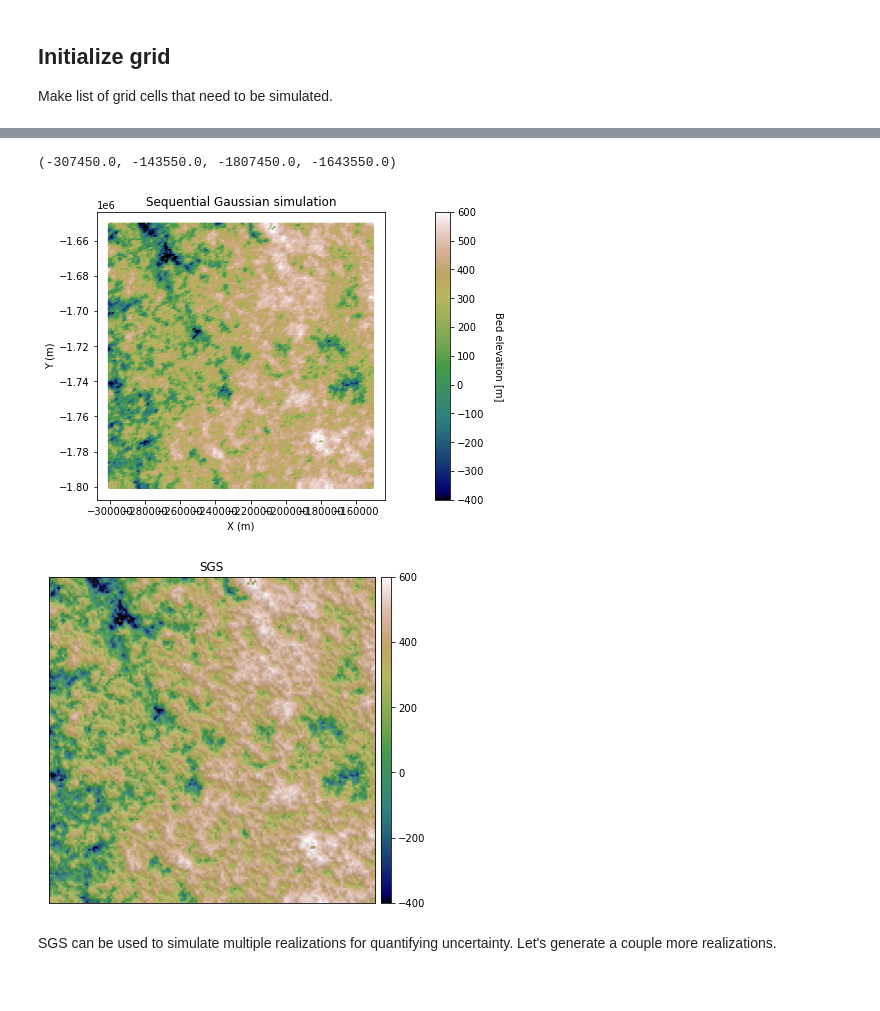
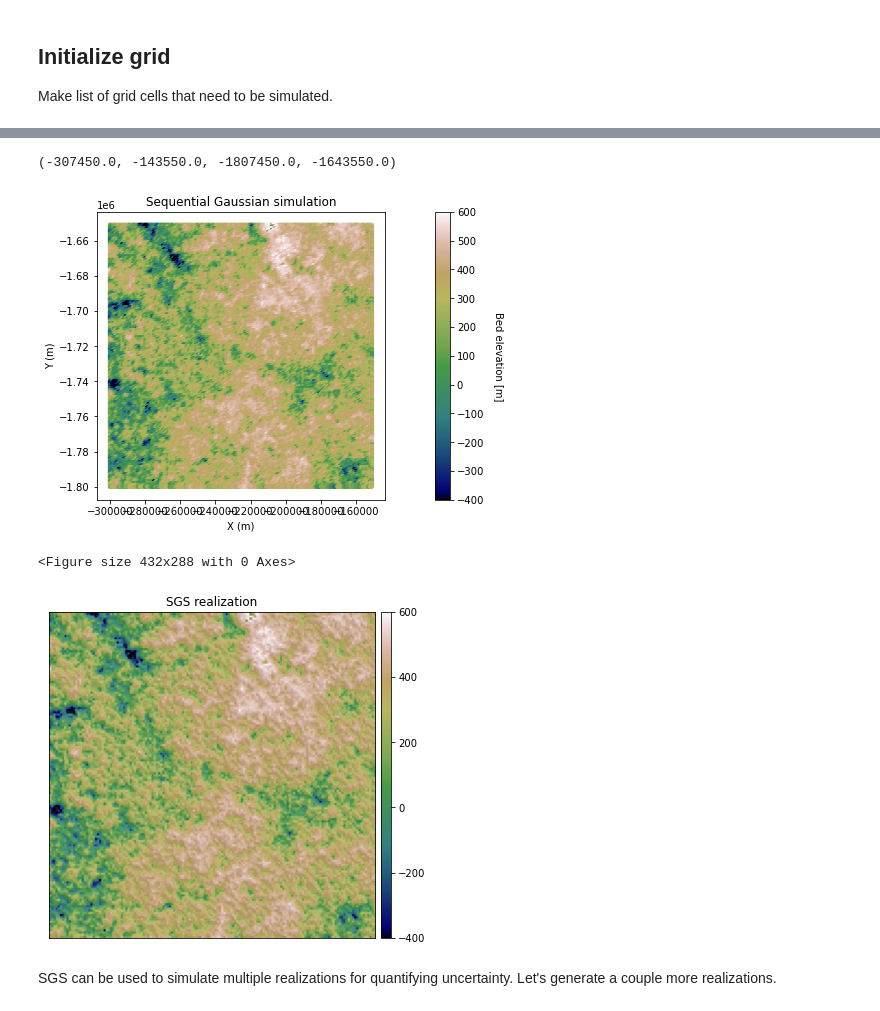
Before and after one commit to GatorGlaciology/GStatSim, a Jupyter notebook: GStat-Sim/4_Sequential_Gaussian_Simulation.ipynb, the cells around one changed output, grey strips where cells are left out. Drawn from its saved outputs; the diff is of its cells as text; code cells hidden in the pictures.

Commit message:
updated tutorials using longer lag distance

```diff
--- a/GStat-Sim/4_Sequential_Gaussian_Simulation.ipynb
+++ b/GStat-Sim/4_Sequential_Gaussian_Simulation.ipynb
@@ -53,8 +53,8 @@ df_grid['Nbed'], tvbed, tnsbed = geostats.nscore(df_grid,'Bed')  # normal score
 coords = df_grid[['X','Y']].values
 values = df_grid['Nbed']
 
-maxlag = 30000 # maximum range distance
-n_lags = 50 #num of bins
+maxlag = 50000 # maximum range distance
+n_lags = 70 #num of bins
 
 V1 = skg.Variogram(coords, values, bin_func = "even", n_lags = n_lags,
                    maxlag = maxlag, normalize=False)
@@ -85,7 +85,7 @@ nug = V1.parameters[2]
 # the major and minor ranges are the same in this example because it is isotropic
 a_maj = V1.parameters[0]
 a_min = V1.parameters[0]
-sill = 1 # we recommend using a sill of 1, rather than the sill from the variogram model fit
+sill = V1.parameters[1]
 vario = [Azimuth, nug, a_maj, a_min, sill] # save variogram parameters as a list
 
 k = 48 # number of neighboring data points used to estimate a given point
@@ -114,30 +114,32 @@ plt.subplots_adjust(left=0.0, bottom=0.0, right=1.0, top=1.0) # adjust the plot
 plt.axis('scaled')
 # %% [output]
 (-307450.0, -143550.0, -1807450.0, -1643550.0)
-[figure, old version]
+[figure, new version]
 # %%
 # make hillshade plot for visualizing
 
 # reshape grid
 ylen = (ymax + res - ymin)/res
 xlen = (xmax + res - xmin)/res
 elevation =  np.reshape(sim_trans, (int(ylen), int(xlen)))
 elevation = elevation
 
 hillshade = es.hillshade(elevation, azimuth = 210, altitude = 10) # hillshade
 
+fig = plt.figure()
 fig, ax = plt.subplots(figsize=(10, 6))
 ep.plot_bands(
     elevation,
     ax=ax,
     cmap="gist_earth",
-    title="SGS",
+    title="SGS realization",
     vmin = -400, vmax = 600,
 )
 ax.imshow(hillshade, cmap="Greys", alpha=0.1)
 plt.show()
 # %% [output]
+<Figure size 432x288 with 0 Axes>
-[figure, old version]
+[figure, new version]
 # %% [markdown]
 SGS can be used to simulate multiple realizations for quantifying uncertainty. Let's generate a couple more realizations.
 # %%
```
Also changed, not shown: parts of 4 cells of this notebook, 7 other files.
